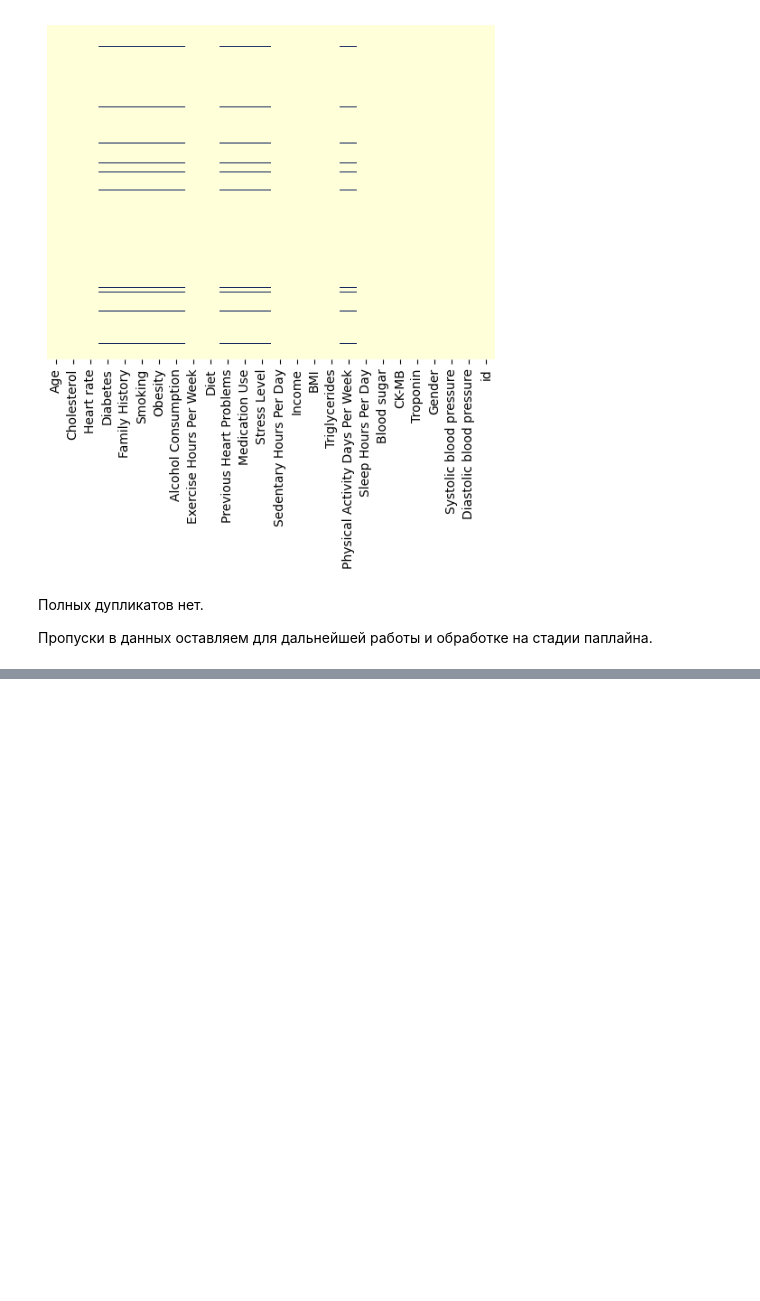
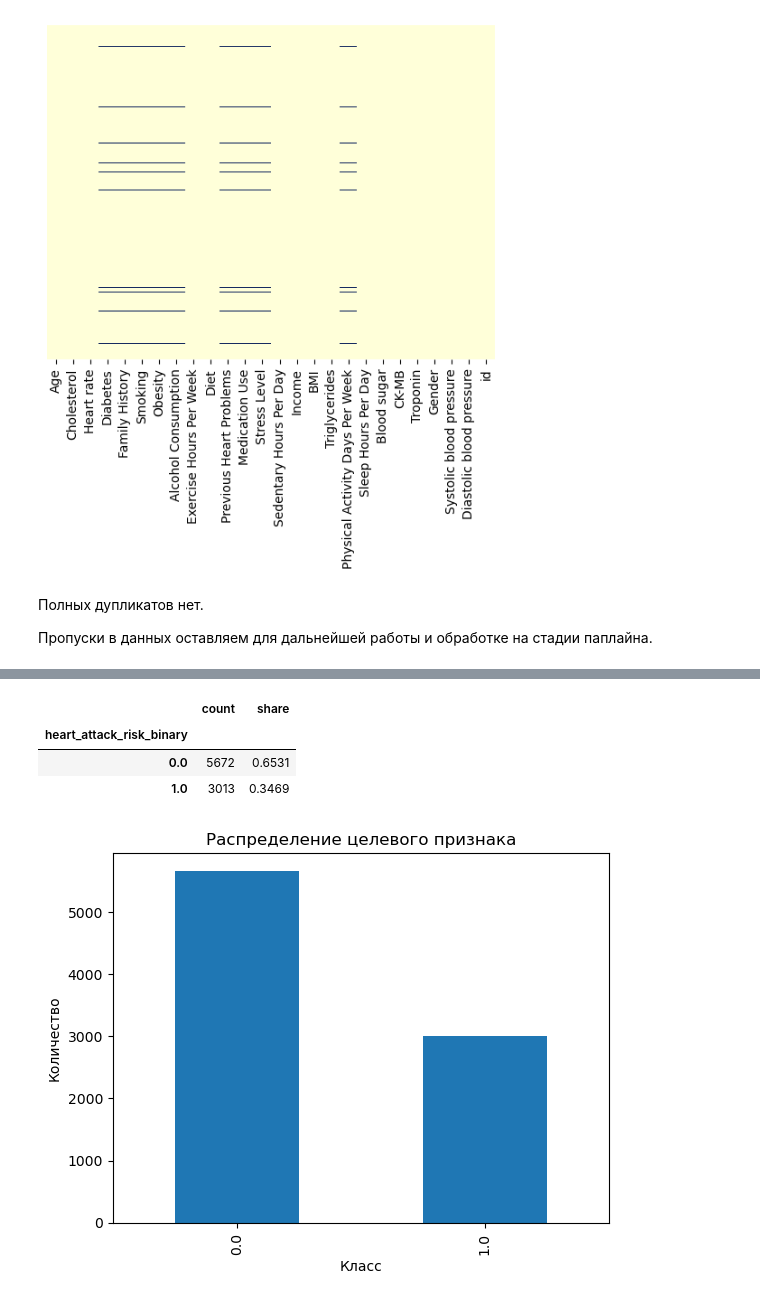
Before and after one commit to sandyclawz/hearth_attacks, a Jupyter notebook: notebooks/heart_attacks.ipynb, the cells around one changed output, grey strips where cells are left out. Saved outputs shown, nothing was run; the diff lists cells and outputs as text; code cells hidden in the pictures; blank space fills up the shorter version.

```diff
--- a/notebooks/heart_attacks.ipynb
+++ b/notebooks/heart_attacks.ipynb
@@ -343,0 +600,9 @@ display(types_report)
+# %%
+processor = DataProcessor()
+eda = EDAReporter()
+
+train_clean = processor.prepare_dataframe(train)
+test_clean = processor.prepare_dataframe(test)
+
+eda.review(train_clean, "Данные для тренировки")
+eda.review(test_clean, "Данные для теста")
@@ -343,0 +659,8 @@ display(types_report)
+# %%
+eda.target_distribution(train_clean)
+# %% [output]
+|  | count | share |
+| heart_attack_risk_binary |  |  |
+| 0.0 | 5672 | 0.6531 |
+| 1.0 | 3013 | 0.3469 |
+[figure, added]
```
Also changed, not shown: parts of 41 cells of this notebook, 12 other files.
